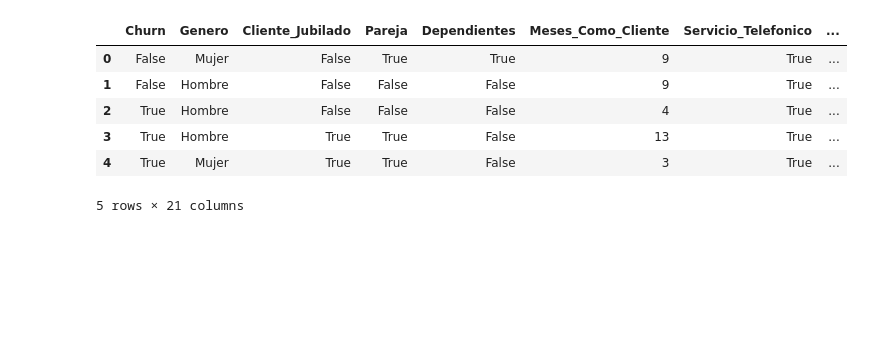
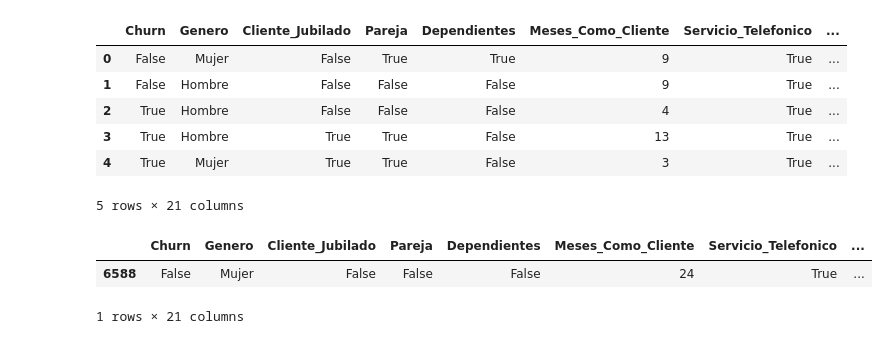
Before and after one commit to lunablanco/TelecomX_predictions, a Jupyter notebook: TelecomX_predicciones.ipynb, the cells around one changed output. Drawn from its saved outputs; the diff is of its cells as text; code cells hidden in the pictures; blank space fills up the shorter version.

```diff
--- a/TelecomX_predicciones.ipynb
+++ b/TelecomX_predicciones.ipynb
@@ -77,3 +91,9 @@ df.head()
 | 3 | True | Hombre | True | True | False | 13 | True | ... |
 | 4 | True | Mujer | True | True | False | 3 | True | ... |
 5 rows × 21 columns
+# %%
+df.sample()
+# %% [output]
+|  | Churn | Genero | Cliente_Jubilado | Pareja | Dependientes | Meses_Como_Cliente | Servicio_Telefonico | ... |
+| 6588 | False | Mujer | False | False | False | 24 | True | ... |
+1 rows × 21 columns
```
Also changed, not shown: parts of 24 cells of this notebook.
